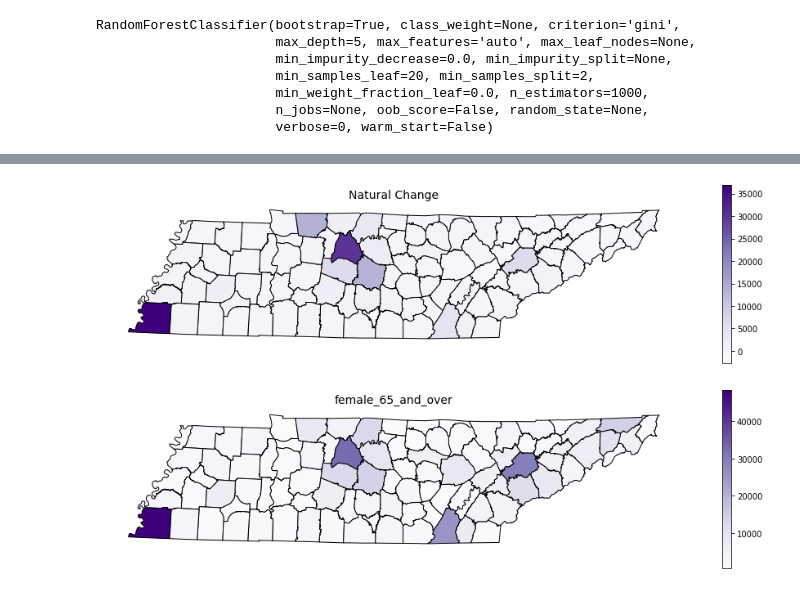
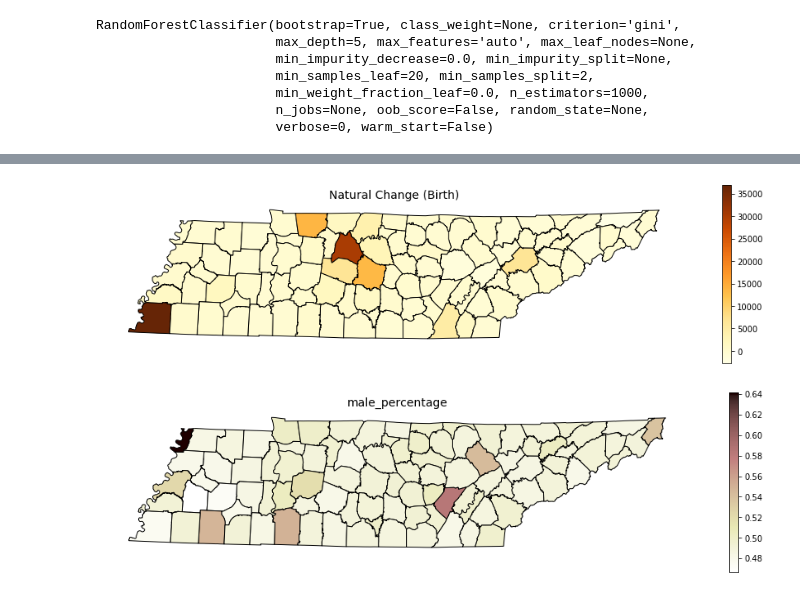
Before and after one commit to yunkaizhang/vanderbilt-data-essentials-cohort-2, a Jupyter notebook: code/YZ_Code_Final_Project.ipynb, the cells around one changed output, grey strips where cells are left out. Saved outputs shown, nothing was run; the diff lists cells and outputs as text; code cells hidden in the pictures.

```diff
--- a/code/YZ_Code_Final_Project.ipynb
+++ b/code/YZ_Code_Final_Project.ipynb
@@ -90,6 +90,9 @@ plt.title('Relationship of total_population vs. exemptions');
 [figure]
 # %%
 other_data = other_data.drop(columns=['exemptions'])
+other_data['male_percentage'] = other_data.male_population / other_data.total_population
+other_data['male_in_older_percentage'] = other_data.male_65_and_over / (other_data.male_65_and_over + other_data.female_65_and_over)
+# other_data = other_data.drop(columns=['male_population','female_65_and_over','male_65_and_over'])
 ha_all_data = pd.merge(tn_ha_cost2,other_data,on='county',how='inner')
 ha_all_data = ha_all_data.dropna()
 cancer_all_data = pd.merge(tn_cancer_cost2,other_data,on='county',how='inner')
@@ -249,22 +267,22 @@ ax.axis('off');
 # %%
 fig, ax = plt.subplots(figsize=(16,4))
 counties_cancer_all_data.plot(column = 'natural_change',
-              cmap = 'Purples',
+              cmap = 'YlOrBr',
               edgecolor = 'black',
               legend = True,
               ax = ax)
-plt.title('Natural Change', fontsize = 14)
+plt.title('Natural Change (Birth)', fontsize = 14)
 ax.axis('off');
 # %% [output]
-[figure, old version]
+[figure, new version]
 # %%
 fig, ax = plt.subplots(figsize=(16,4))
-counties_cancer_all_data.plot(column = 'female_65_and_over',
-              cmap = 'Purples',
+counties_cancer_all_data.plot(column = 'male_percentage',
+              cmap = 'pink_r',
               edgecolor = 'black',
               legend = True,
               ax = ax)
-plt.title('female_65_and_over', fontsize = 14)
+plt.title('male_percentage', fontsize = 14)
 ax.axis('off');
 # %% [output]
-[figure, old version]
+[figure, new version]
```
Also changed, not shown: parts of 12 cells of this notebook, 1 other file.
